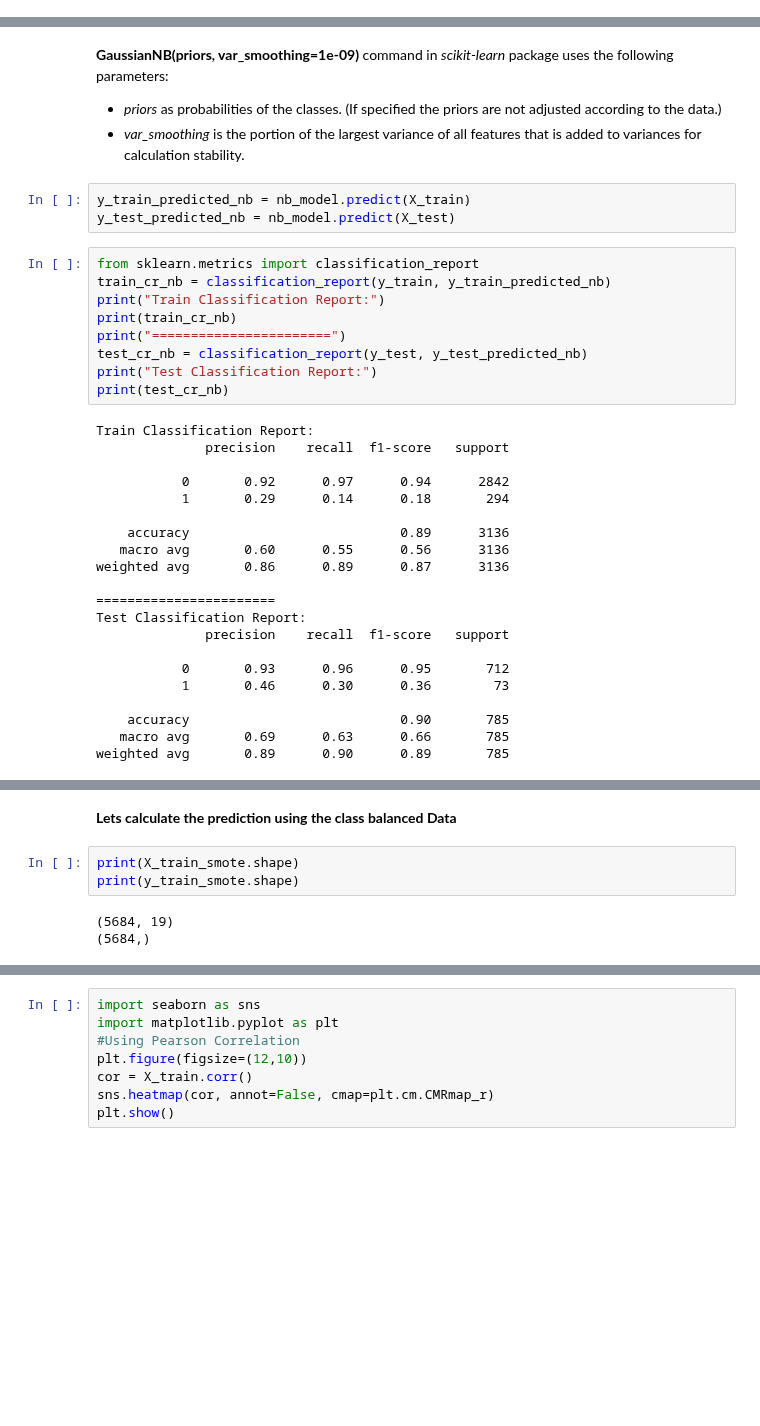
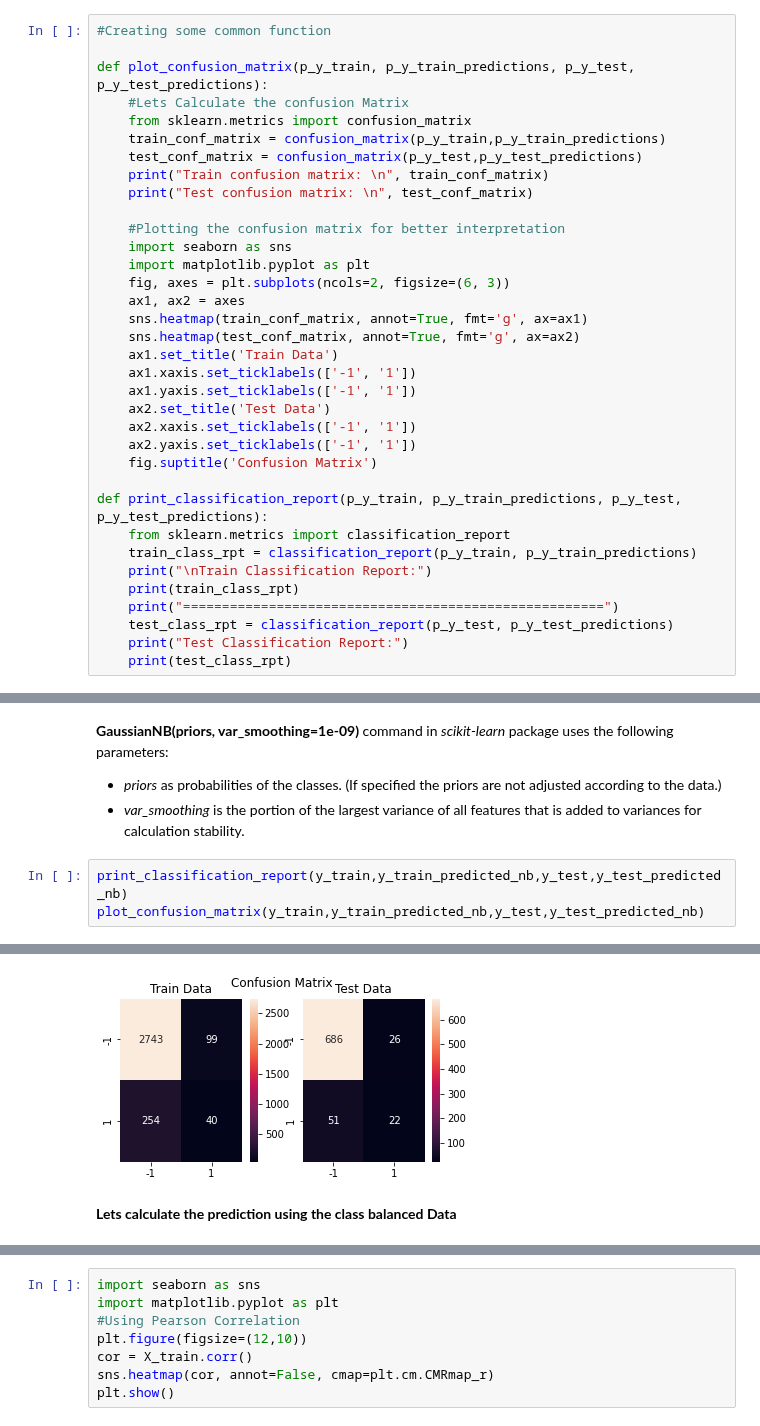
Before and after one commit to arvind-maurya/MachineLearning, a Jupyter notebook: Assignment/AIMLCEP_ARVIND_MAURYA_Q2.ipynb, the cells around one changed output, grey strips where cells are left out. Saved outputs shown, nothing was run; the diff lists cells and outputs as text; blank space fills up the shorter version.

```diff
--- a/Assignment/AIMLCEP_ARVIND_MAURYA_Q2.ipynb
+++ b/Assignment/AIMLCEP_ARVIND_MAURYA_Q2.ipynb
@@ -334,3 +336,38 @@ With above we see that we have balanced both the train and test dataset.
+# %%
+#Creating some common function
+
+def plot_confusion_matrix(p_y_train, p_y_train_predictions, p_y_test, p_y_test_predictions):
+    #Lets Calculate the confusion Matrix
+    from sklearn.metrics import confusion_matrix
+    train_conf_matrix = confusion_matrix(p_y_train,p_y_train_predictions)
+    test_conf_matrix = confusion_matrix(p_y_test,p_y_test_predictions)
+    print("Train confusion matrix: \n", train_conf_matrix)
+    print("Test confusion matrix: \n", test_conf_matrix)
+
+    #Plotting the confusion matrix for better interpretation
+    import seaborn as sns
+    import matplotlib.pyplot as plt
+    fig, axes = plt.subplots(ncols=2, figsize=(6, 3))
+    ax1, ax2 = axes
+    sns.heatmap(train_conf_matrix, annot=True, fmt='g', ax=ax1)
+    sns.heatmap(test_conf_matrix, annot=True, fmt='g', ax=ax2)
+    ax1.set_title('Train Data')
+    ax1.xaxis.set_ticklabels(['-1', '1'])
+    ax1.yaxis.set_ticklabels(['-1', '1'])
+    ax2.set_title('Test Data')
+    ax2.xaxis.set_ticklabels(['-1', '1'])
+    ax2.yaxis.set_ticklabels(['-1', '1'])
+    fig.suptitle('Confusion Matrix')
+
+def print_classification_report(p_y_train, p_y_train_predictions, p_y_test, p_y_test_predictions):
+    from sklearn.metrics import classification_report
+    train_class_rpt = classification_report(p_y_train, p_y_train_predictions)
+    print("\nTrain Classification Report:")
+    print(train_class_rpt)
+    print("======================================================")
+    test_class_rpt = classification_report(p_y_test, p_y_test_predictions)
+    print("Test Classification Report:")
+    print(test_class_rpt)
 # %% [markdown]
 ### **b.i) Implementing the Naive Bayes Classifier**
 # %%
@@ -345,36 +383,7 @@ GaussianNB()
 
 *   *priors* as probabilities of the classes. (If specified the priors are not adjusted according to the data.)
 *   *var_smoothing* is the portion of the largest variance of all features that is added to variances for calculation stability.
-# %%
-y_train_predicted_nb = nb_model.predict(X_train)
-y_test_predicted_nb = nb_model.predict(X_test)
-# %%
-from sklearn.metrics import classification_report
-train_cr_nb = classification_report(y_train, y_train_predicted_nb)
-print("Train Classification Report:")
-print(train_cr_nb)
-print("=======================")
-test_cr_nb = classification_report(y_test, y_test_predicted_nb)
-print("Test Classification Report:")
-print(test_cr_nb)
-# %% [output]
-Train Classification Report:
-              precision    recall  f1-score   support
-
-           0       0.92      0.97      0.94      2842
-           1       0.29      0.14      0.18       294
-
-    accuracy                           0.89      3136
-   macro avg       0.60      0.55      0.56      3136
-weighted avg       0.86      0.89      0.87      3136
-
-=======================
-Test Classification Report:
-              precision    recall  f1-score   support
-
-           0       0.93      0.96      0.95       712
-           1       0.46      0.30      0.36        73
-
-    accuracy                           0.90       785
-   macro avg       0.69      0.63      0.66       785
-weighted avg       0.89      0.90      0.89       785
+# %%
+print_classification_report(y_train,y_train_predicted_nb,y_test,y_test_predicted_nb)
+plot_confusion_matrix(y_train,y_train_predicted_nb,y_test,y_test_predicted_nb)
+# %% [output]
@@ -381,9 +407,4 @@ weighted avg       0.89      0.90      0.89       785
+[figure, added]
 # %% [markdown]
 **Lets calculate the prediction using the class balanced Data**
-# %%
-print(X_train_smote.shape)
-print(y_train_smote.shape)
-# %% [output]
-(5684, 19)
-(5684,)
 # %%
```
Also changed, not shown: parts of 11 cells of this notebook.
